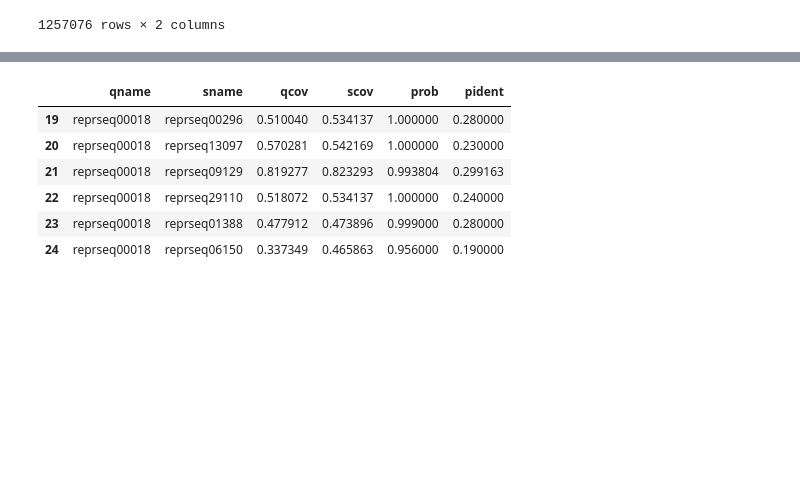
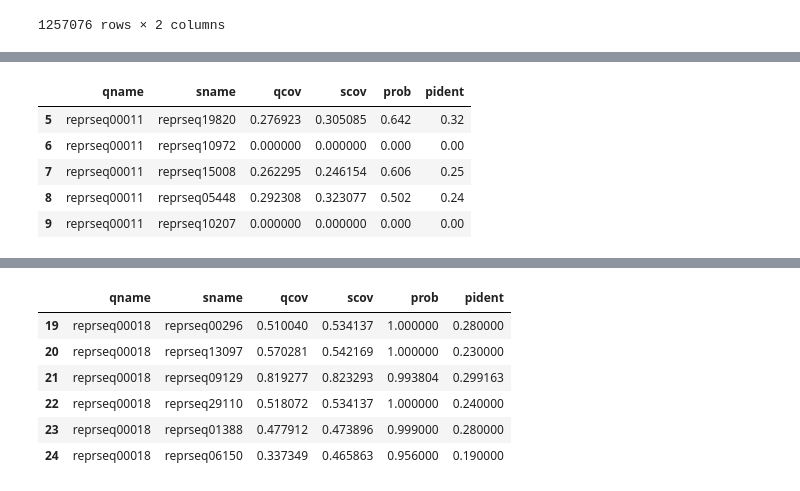
Before and after one commit to bioinf-mcb/phage-protein-modularity-data, a Jupyter notebook: pipeline/Workflow-Example.ipynb, the cells around one changed output, grey strips where cells are left out. Drawn from its saved outputs; the diff is of its cells as text; code cells hidden in the pictures; blank space fills up the shorter version.

```diff
--- a/pipeline/Workflow-Example.ipynb
+++ b/pipeline/Workflow-Example.ipynb
@@ -289,59 +318,66 @@ with open(script_filepath, 'w') as file_sh:
 # %%
 ### DEBUG
+
 pair_table_test = pd.read_csv(parts_dir + 'pair-table-' + str(1) + '.csv', sep=',')
 
-for i, pair in pair_table_test.iterrows():
+# divide into subtables to process & save idependently
+pair_table_subsets = np.array_split(pair_table_test, 5)
 
-    this_pair_qname = pair['qname']
-    this_pair_sname = pair['sname']
+for j, pair_sub in enumerate(pair_table_subsets):
 
-    prob_ab=0
-    prob_ba=0
-    scov_ab=0
-    scov_ba=0
-    qcov_ab=0
-    qcov_ba=0
-    pident_ab=0
-    pident_ba=0
+    pair_results = {}
+    for i, pair in pair_sub.iterrows():
 
-    this_pair_hits_ab = table_hhr[(table_hhr['qname'] == this_pair_qname) & (table_hhr['sname'] == this_pair_sname)]
+        this_pair_qname = pair['qname']
+        this_pair_sname = pair['sname']
 
-    this_pair_prob_cov_ab = get_prob_cov(this_pair_hits_ab, prob_threshold = prob_threshold)
-    if this_pair_prob_cov_ab:
-        prob_ab = this_pair_prob_cov_ab[0]
-        scov_ab = this_pair_prob_cov_ab[1]
-        qcov_ab = this_pair_prob_cov_ab[2]
-        pident_ab = this_pair_prob_cov_ab[3]
+        prob_ab=0
+        prob_ba=0
+        scov_ab=0
+        scov_ba=0
+        qcov_ab=0
+        qcov_ba=0
+        pident_ab=0
+        pident_ba=0
+
+        this_pair_hits_ab = table_hhr[(table_hhr['qname'] == this_pair_qname) & (table_hhr['sname'] == this_pair_sname)]
+
+        this_pair_prob_cov_ab = get_prob_cov(this_pair_hits_ab, prob_threshold = prob_threshold)
+        if this_pair_prob_cov_ab:
+            prob_ab = this_pair_prob_cov_ab[0]
+            scov_ab = this_pair_prob_cov_ab[1]
+            qcov_ab = this_pair_prob_cov_ab[2]
+            pident_ab = this_pair_prob_cov_ab[3]
 
 
-    this_pair_hits_ba = table_hhr[(table_hhr['sname'] == this_pair_qname) & (table_hhr['qname'] == this_pair_sname)]
+        this_pair_hits_ba = table_hhr[(table_hhr['sname'] == this_pair_qname) & (table_hhr['qname'] == this_pair_sname)]
 
-    this_pair_prob_cov_ba = get_prob_cov(this_pair_hits_ba, prob_threshold = prob_threshold)
-    if this_pair_prob_cov_ba:
-        prob_ba = this_pair_prob_cov_ba[0]
-        scov_ba = this_pair_prob_cov_ba[1]
-        qcov_ba = this_pair_prob_cov_ba[2]
-        pident_ba = this_pair_prob_cov_ba[3]
+        this_pair_prob_cov_ba = get_prob_cov(this_pair_hits_ba, prob_threshold = prob_threshold)
+        if this_pair_prob_cov_ba:
+            prob_ba = this_pair_prob_cov_ba[0]
+            scov_ba = this_pair_prob_cov_ba[1]
+            qcov_ba = this_pair_prob_cov_ba[2]
+            pident_ba = this_pair_prob_cov_ba[3]
 
 
-    min_prob = 0
-    if (prob_ab and prob_ba):
-        min_prob = min(prob_ab, prob_ba)
-    this_pair_prob = min_prob
-    this_pair_scov = min(scov_ab, scov_ba)
-    this_pair_qcov = min(qcov_ab, qcov_ba)
-    min_pident = 0
-    if (pident_ab and pident_ba):
-        min_pident = min(pident_ab, pident_ba)
-    this_pair_pident = min_pident
+        min_prob = 0
+        if (prob_ab and prob_ba):
+            min_prob = min(prob_ab, prob_ba)
+        this_pair_prob = min_prob
+        this_pair_scov = min(scov_ab, scov_ba)
+        this_pair_qcov = min(qcov_ab, qcov_ba)
+        min_pident = 0
+        if (pident_ab and pident_ba):
+            min_pident = min(pident_ab, pident_ba)
+        this_pair_pident = min_pident
 
-    pair_results[i] = [this_pair_qname, this_pair_sname, this_pair_qcov,
-                       this_pair_scov, this_pair_prob, this_pair_pident]
+        pair_results[i] = [this_pair_qname, this_pair_sname, this_pair_qcov,
+                           this_pair_scov, this_pair_prob, this_pair_pident]
 
-### now to dataframe and drop to file
-pair_results_df = pd.DataFrame.from_dict(pair_results, orient='index',
-                                         columns=['qname', 'sname', 'qcov', 'scov', 'prob', 'pident'])
-pair_results_df
-# pair_results_df.to_csv(families_output_dir + output_filename, index=False, float_format="%.4f")
+    ### now to dataframe and drop to file
+    pair_results_df = pd.DataFrame.from_dict(pair_results, orient='index',
+                                             columns=['qname', 'sname', 'qcov', 'scov', 'prob', 'pident'])
+    display(pair_results_df)
+    # pair_results_df.to_csv(families_output_dir + output_filename, index=False, float_format="%.4f")
 # %% [output]
 |  | qname | sname | qcov | scov | prob | pident |
@@ -359,0 +389,6 @@ pair_results_df
+|  | qname | sname | qcov | scov | prob | pident |
+| 5 | reprseq00011 | reprseq19820 | 0.276923 | 0.305085 | 0.642 | 0.32 |
+| 6 | reprseq00011 | reprseq10972 | 0.000000 | 0.000000 | 0.000 | 0.00 |
+| 7 | reprseq00011 | reprseq15008 | 0.262295 | 0.246154 | 0.606 | 0.25 |
+| 8 | reprseq00011 | reprseq05448 | 0.292308 | 0.323077 | 0.502 | 0.24 |
+| 9 | reprseq00011 | reprseq10207 | 0.000000 | 0.000000 | 0.000 | 0.00 |
```
Also changed, not shown: parts of 4 cells of this notebook, 1 other file.
